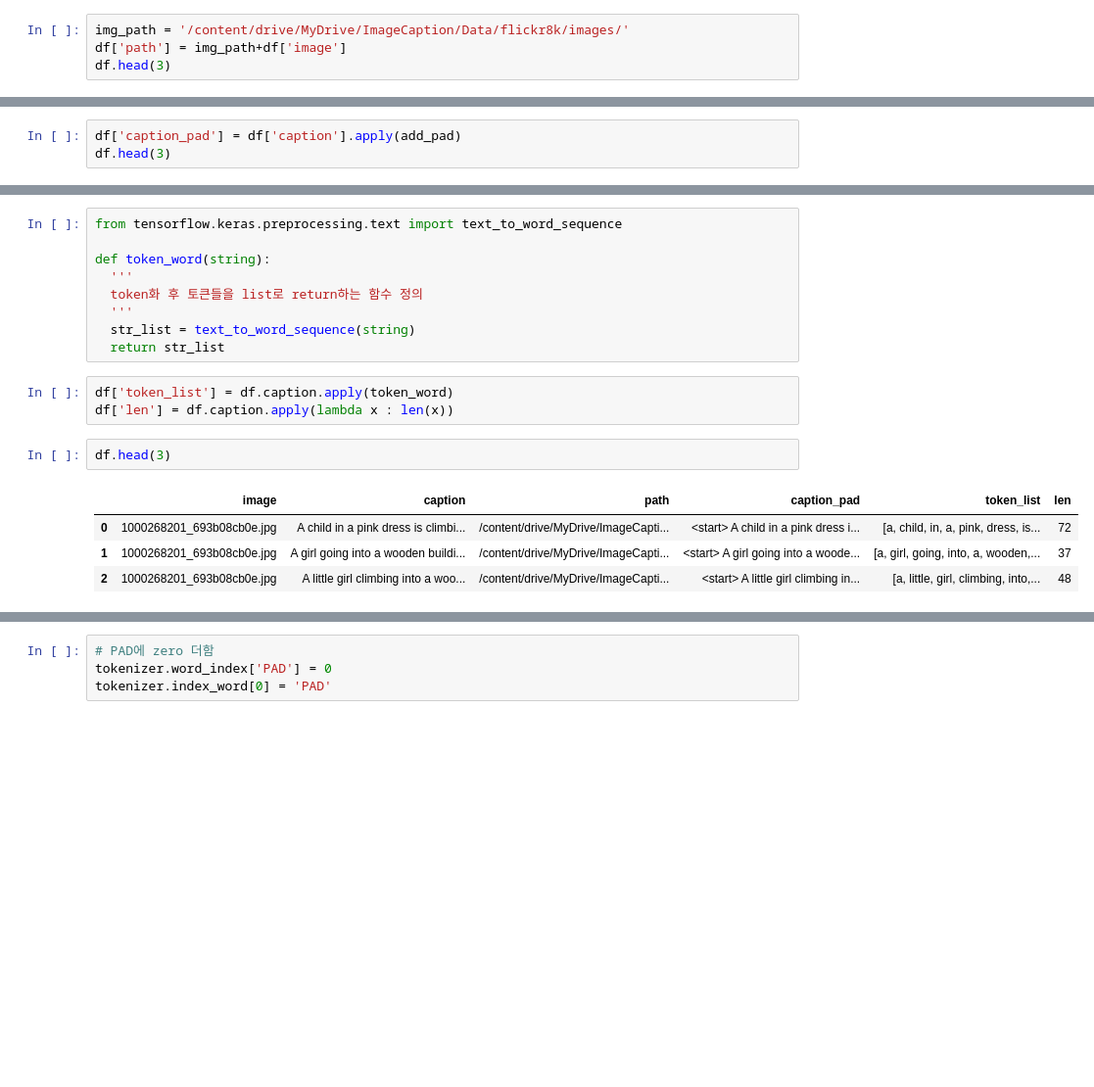
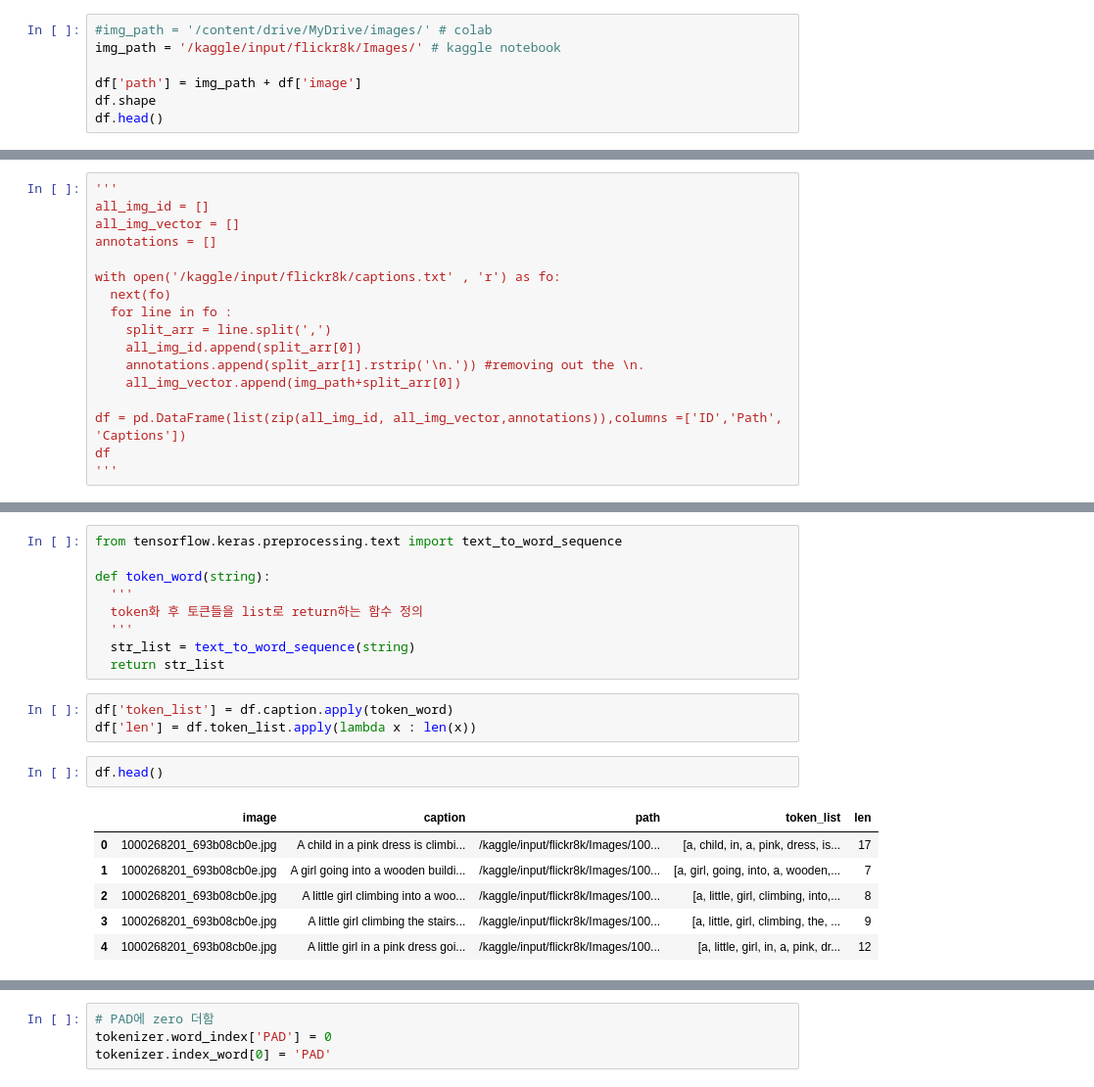
Before and after one commit to MinsooKwak/image_caption, a Jupyter notebook: image_caption_with_attention.ipynb, the cells around one changed output, grey strips where cells are left out. Shown at 98% size. Saved outputs shown, nothing was run; the diff lists cells and outputs as text; blank space fills up the shorter version.

```diff
--- a/image_caption_with_attention.ipynb
+++ b/image_caption_with_attention.ipynb
@@ -149,6 +147,9 @@ Name: image, dtype: int64
 # %%
-img_path = '/content/drive/MyDrive/ImageCaption/Data/flickr8k/images/'
-df['path'] = img_path+df['image']
-df.head(3)
+#img_path = '/content/drive/MyDrive/images/' # colab
+img_path = '/kaggle/input/flickr8k/Images/' # kaggle notebook
+
+df['path'] = img_path + df['image']
+df.shape
+df.head()
 # %% [output]
 |  | image | caption | path |
@@ -157,0 +161,17 @@ df.head(3)
+# %%
+'''
+all_img_id = []
+all_img_vector = []
+annotations = []
+
+with open('/kaggle/input/flickr8k/captions.txt' , 'r') as fo:
+  next(fo)
+  for line in fo :
+    split_arr = line.split(',')
+    all_img_id.append(split_arr[0])
+    annotations.append(split_arr[1].rstrip('\n.')) #removing out the \n.
+    all_img_vector.append(img_path+split_arr[0])
+
+df = pd.DataFrame(list(zip(all_img_id, all_img_vector,annotations)),columns =['ID','Path', 'Captions'])
+df
+'''
@@ -203,3 +228,0 @@ def add_pad(str):
-# %%
-df['caption_pad'] = df['caption'].apply(add_pad)
-df.head(3)
@@ -272,14 +246,16 @@ def token_word(string):
   return str_list
 # %%
 df['token_list'] = df.caption.apply(token_word)
-df['len'] = df.caption.apply(lambda x : len(x))
+df['len'] = df.token_list.apply(lambda x : len(x))
 # %%
-df.head(3)
+df.head()
 # %% [output]
-|  | image | caption | path | caption_pad | token_list | len |
-| 0 | 1000268201_693b08cb0e.jpg | A child in a pink dress is climbi... | /content/drive/MyDrive/ImageCapti... | <start> A child in a pink dress i... | [a, child, in, a, pink, dress, is... | 72 |
-| 1 | 1000268201_693b08cb0e.jpg | A girl going into a wooden buildi... | /content/drive/MyDrive/ImageCapti... | <start> A girl going into a woode... | [a, girl, going, into, a, wooden,... | 37 |
-| 2 | 1000268201_693b08cb0e.jpg | A little girl climbing into a woo... | /content/drive/MyDrive/ImageCapti... | <start> A little girl climbing in... | [a, little, girl, climbing, into,... | 48 |
+|  | image | caption | path | token_list | len |
+| 0 | 1000268201_693b08cb0e.jpg | A child in a pink dress is climbi... | /kaggle/input/flickr8k/Images/100... | [a, child, in, a, pink, dress, is... | 17 |
+| 1 | 1000268201_693b08cb0e.jpg | A girl going into a wooden buildi... | /kaggle/input/flickr8k/Images/100... | [a, girl, going, into, a, wooden,... | 7 |
+| 2 | 1000268201_693b08cb0e.jpg | A little girl climbing into a woo... | /kaggle/input/flickr8k/Images/100... | [a, little, girl, climbing, into,... | 8 |
+| 3 | 1000268201_693b08cb0e.jpg | A little girl climbing the stairs... | /kaggle/input/flickr8k/Images/100... | [a, little, girl, climbing, the, ... | 9 |
+| 4 | 1000268201_693b08cb0e.jpg | A little girl in a pink dress goi... | /kaggle/input/flickr8k/Images/100... | [a, little, girl, in, a, pink, dr... | 12 |
 # %%
 df.describe()
 # %% [output]
```
Also changed, not shown: parts of 127 cells of this notebook.
